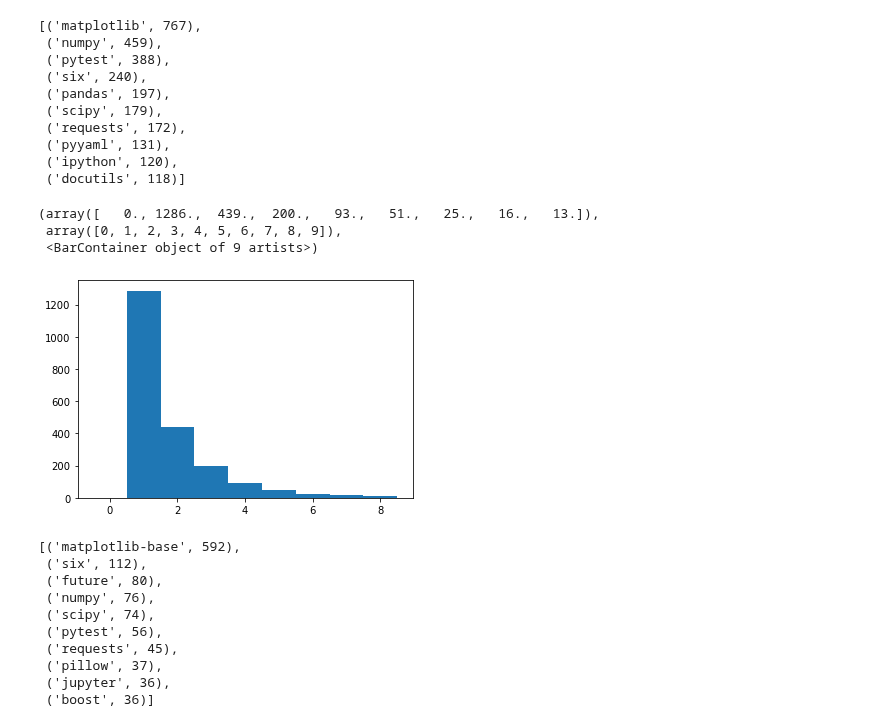
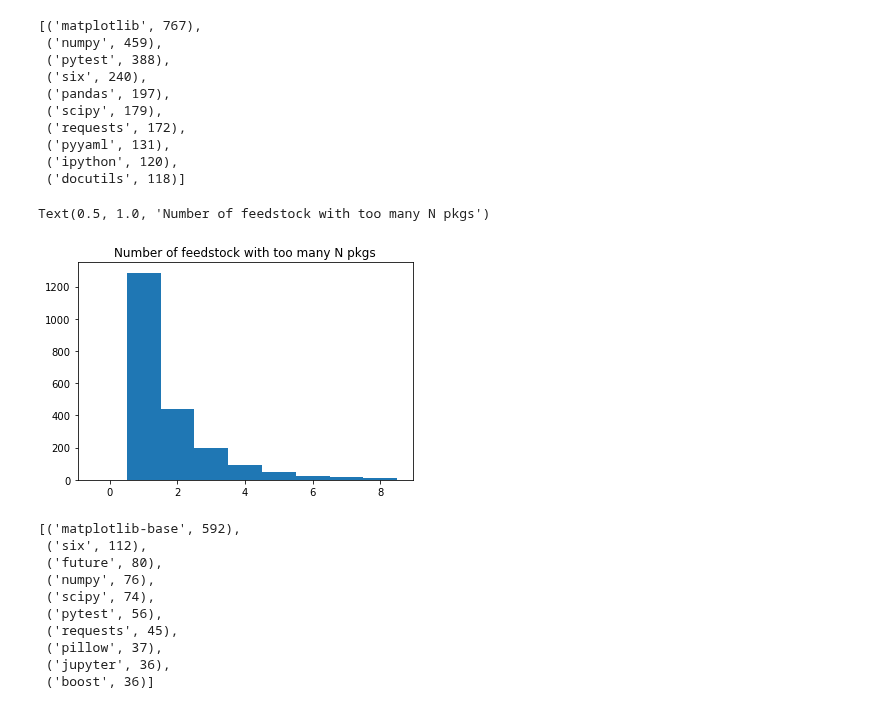
Before and after one commit to conda-forge/by-the-numbers, a Jupyter notebook: audit_accuracy.ipynb, the cells around one changed output. Saved outputs shown, nothing was run; the diff lists cells and outputs as text; code cells hidden in the pictures.

```diff
--- a/audit_accuracy.ipynb
+++ b/audit_accuracy.ipynb
@@ -60,10 +61,9 @@ cf_minus_df = {k: v['cf_minus_df'] for k, v in audit.items() if v and 'cf_minus_
 cf_minus_df_counts = [len(v) for v in cf_minus_df.values()]
 # %%
 plt.hist(cf_minus_df_counts, bins=range(10), align='left')
+plt.title('Number of feedstock with too many N pkgs')
 # %% [output]
-(array([   0., 1286.,  439.,  200.,   93.,   51.,   25.,   16.,   13.]),
- array([0, 1, 2, 3, 4, 5, 6, 7, 8, 9]),
- <BarContainer object of 9 artists>)
+Text(0.5, 1.0, 'Number of feedstock with too many N pkgs')
-[figure, old version]
+[figure, new version]
 # %%
 cf_minus_df_pkgs = [vv for v in cf_minus_df.values() for vv in v]
```
Also changed, not shown: parts of 11 cells of this notebook.
